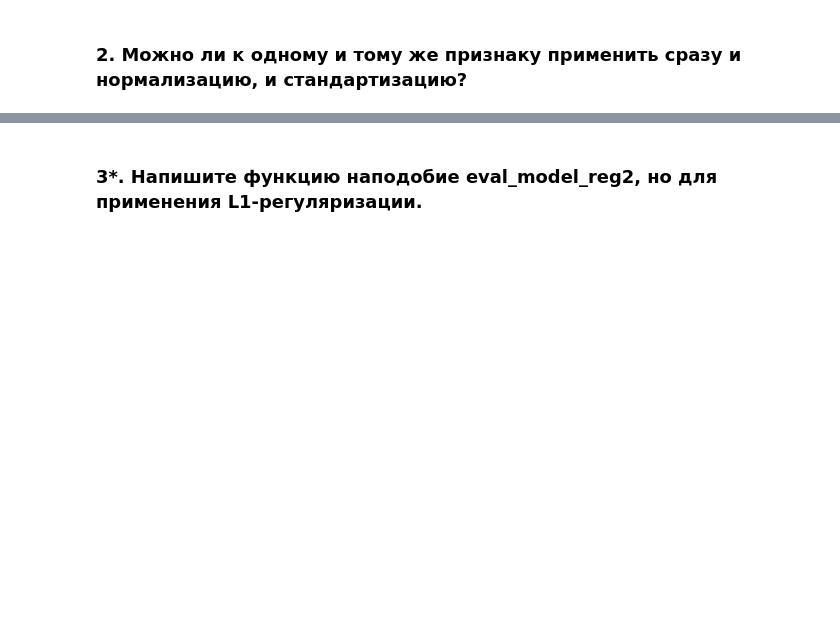
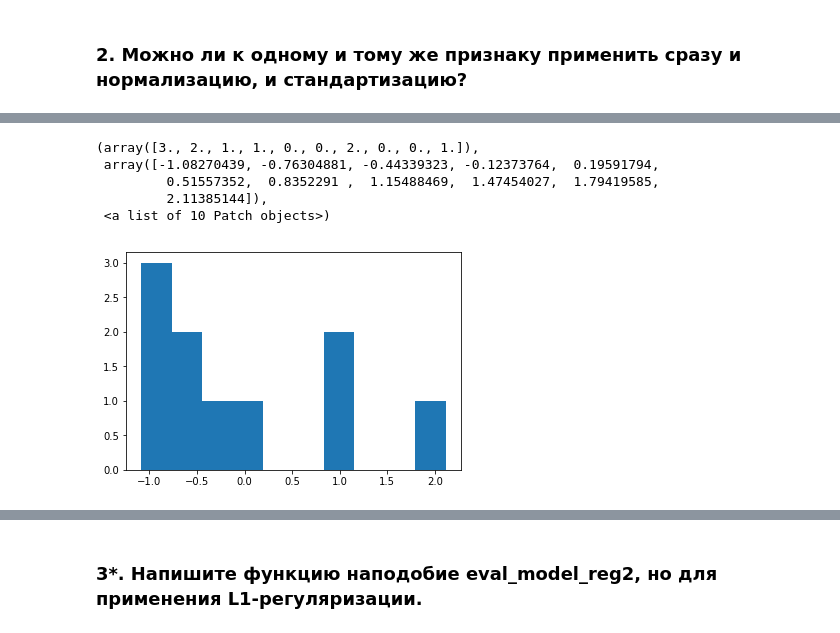
Before and after one commit to dzverkov/AlgorithmsDS, a Jupyter notebook: lesson2.ipynb, the cells around one changed output, grey strips where cells are left out. Saved outputs shown, nothing was run; the diff lists cells and outputs as text; code cells hidden in the pictures; blank space fills up the shorter version.

```diff
--- a/lesson2.ipynb
+++ b/lesson2.ipynb
@@ -65,0 +107,13 @@ array([nan, nan, nan, nan])
+# %%
+X_s = X[2].copy()
+X_s = X_s.astype(np.float64)
+X_s = (X_s - X_s.mean()) / X_s.std()
+# %%
+plt.hist(X_s)
+# %% [output]
+(array([3., 2., 1., 1., 0., 0., 2., 0., 0., 1.]),
+ array([-1.08270439, -0.76304881, -0.44339323, -0.12373764,  0.19591794,
+         0.51557352,  0.8352291 ,  1.15488469,  1.47454027,  1.79419585,
+         2.11385144]),
+ <a list of 10 Patch objects>)
+[figure, added]
```
Also changed, not shown: parts of 17 cells of this notebook.
